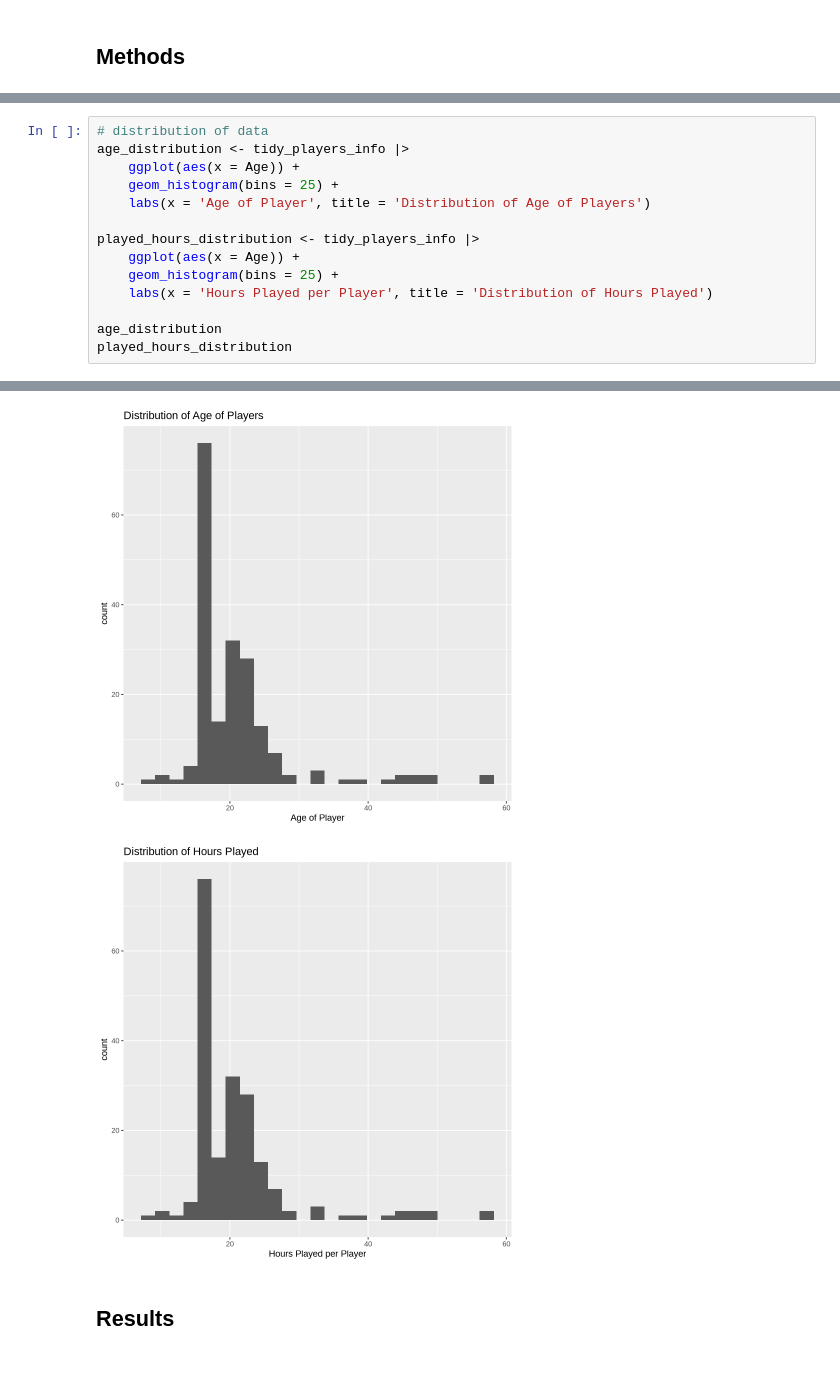
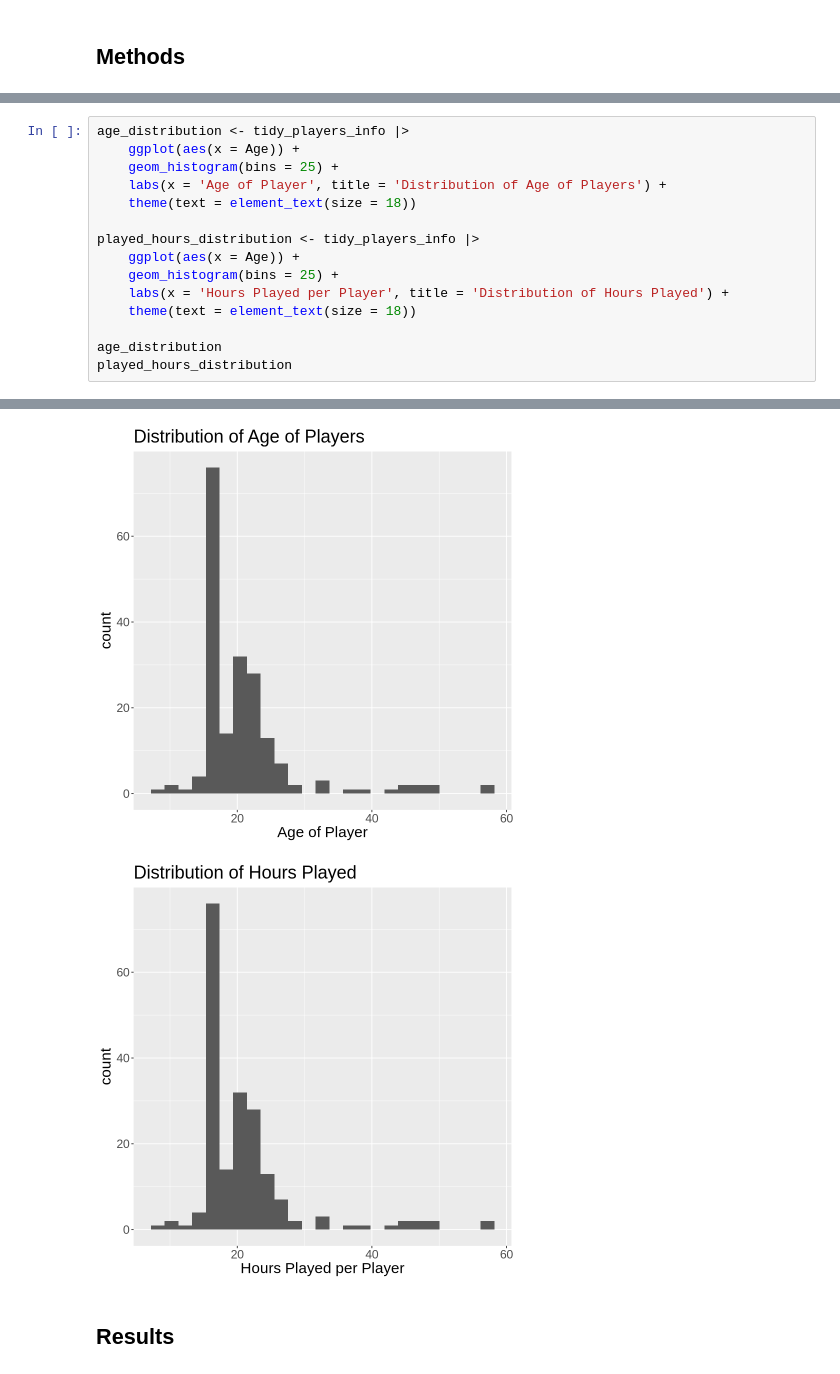
Before and after one commit to joannaft/05-dsci100-project, a Jupyter notebook: final_report.ipynb, the cells around one changed output, grey strips where cells are left out. Drawn from its saved outputs; the diff is of its cells as text.

```diff
--- a/final_report.ipynb
+++ b/final_report.ipynb
@@ -79,24 +83,25 @@ A tibble: 6 × 3
 # %%
-# distribution of data
 age_distribution <- tidy_players_info |>
     ggplot(aes(x = Age)) +
     geom_histogram(bins = 25) +
-    labs(x = 'Age of Player', title = 'Distribution of Age of Players')
+    labs(x = 'Age of Player', title = 'Distribution of Age of Players') +
+    theme(text = element_text(size = 18))
 
 played_hours_distribution <- tidy_players_info |>
     ggplot(aes(x = Age)) +
     geom_histogram(bins = 25) +
-    labs(x = 'Hours Played per Player', title = 'Distribution of Hours Played')
+    labs(x = 'Hours Played per Player', title = 'Distribution of Hours Played') +
+    theme(text = element_text(size = 18))
 
 age_distribution
 played_hours_distribution
 # %% [output]
 Warning message:
 “Removed 2 rows containing non-finite outside the scale range (`stat_bin()`).”
 Warning message:
 “Removed 2 rows containing non-finite outside the scale range (`stat_bin()`).”
-[figure, old version]
+[figure, new version]
-[figure, old version]
+[figure, new version]
 # %% [markdown]
 ## Results
 # %% [markdown]
```
Also changed, not shown: parts of 6 cells of this notebook.
